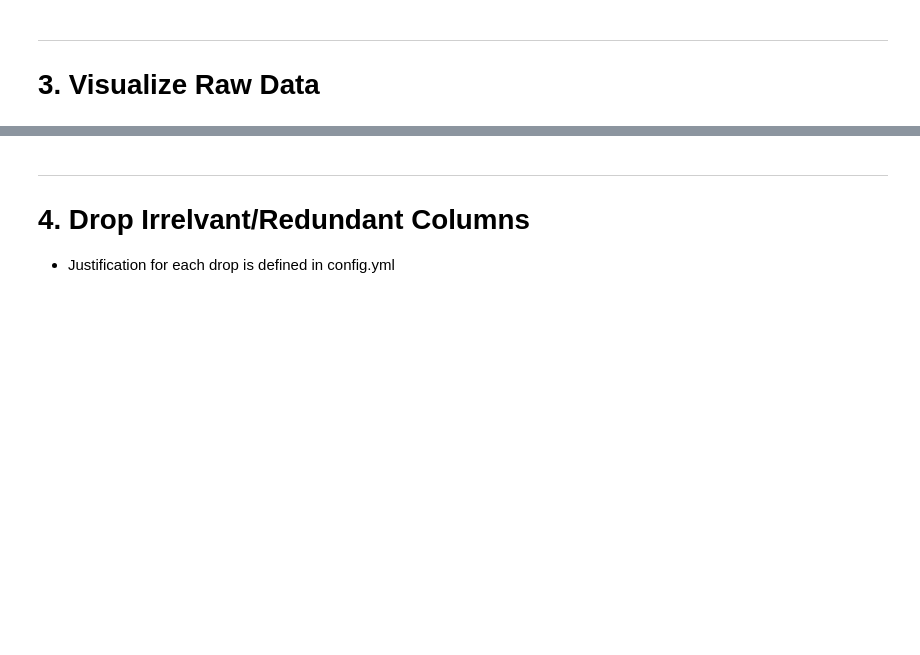
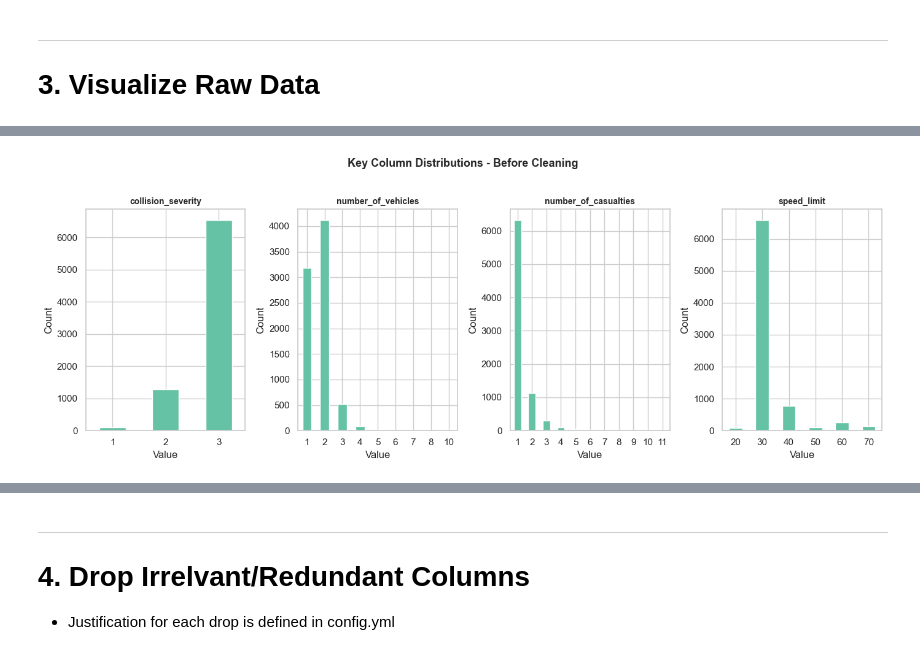
Before and after one commit to Zayeer-S/Sheffield-Road-Collision-Detection-Coursework, a Jupyter notebook: notebooks/01_preprocessing.ipynb, the cells around one changed output, grey strips where cells are left out. Saved outputs shown, nothing was run; the diff lists cells and outputs as text; code cells hidden in the pictures; blank space fills up the shorter version.

```diff
--- a/notebooks/01_preprocessing.ipynb
+++ b/notebooks/01_preprocessing.ipynb
@@ -126,18 +203,20 @@ plt.show()
 # %%
 # Distribution of key target related columns
 cols_to_plot = ['collision_severity', 'number_of_vehicles', 'number_of_casualties', 'speed_limit']
-fig, axes = plt.subplots(1, len(cols_to_plot), figsize=nb_cfg['figsize_wide'])
+fig, axes = plt.subplots(1, len(cols_to_plot), figsize=NB_CONFIG['figsize_wide'])
 
 for ax, col in zip(axes, cols_to_plot):
-    df_raw[col].value_counts().sort_index().plot(kind='bar', ax=ax, color=sns.color_palette(nb_cfg['palette'])[0])
+    df_raw[col].value_counts().sort_index().plot(kind='bar', ax=ax, color=sns.color_palette(NB_CONFIG['palette'])[0])
     ax.set_title(f'{col}', fontsize=10, fontweight='bold')
     ax.set_xlabel('Value')
     ax.set_ylabel('Count')
     ax.tick_params(axis='x', rotation=0)
 
 fig.suptitle('Key Column Distributions - Before Cleaning', fontsize=13, fontweight='bold', y=1.02)
 plt.tight_layout()
 plt.show()
+# %% [output]
+[figure, added]
 # %%
 # Collision count over years
 fig, ax = plt.subplots(figsize=(12, 4))
```
Also changed, not shown: parts of 27 cells of this notebook.
